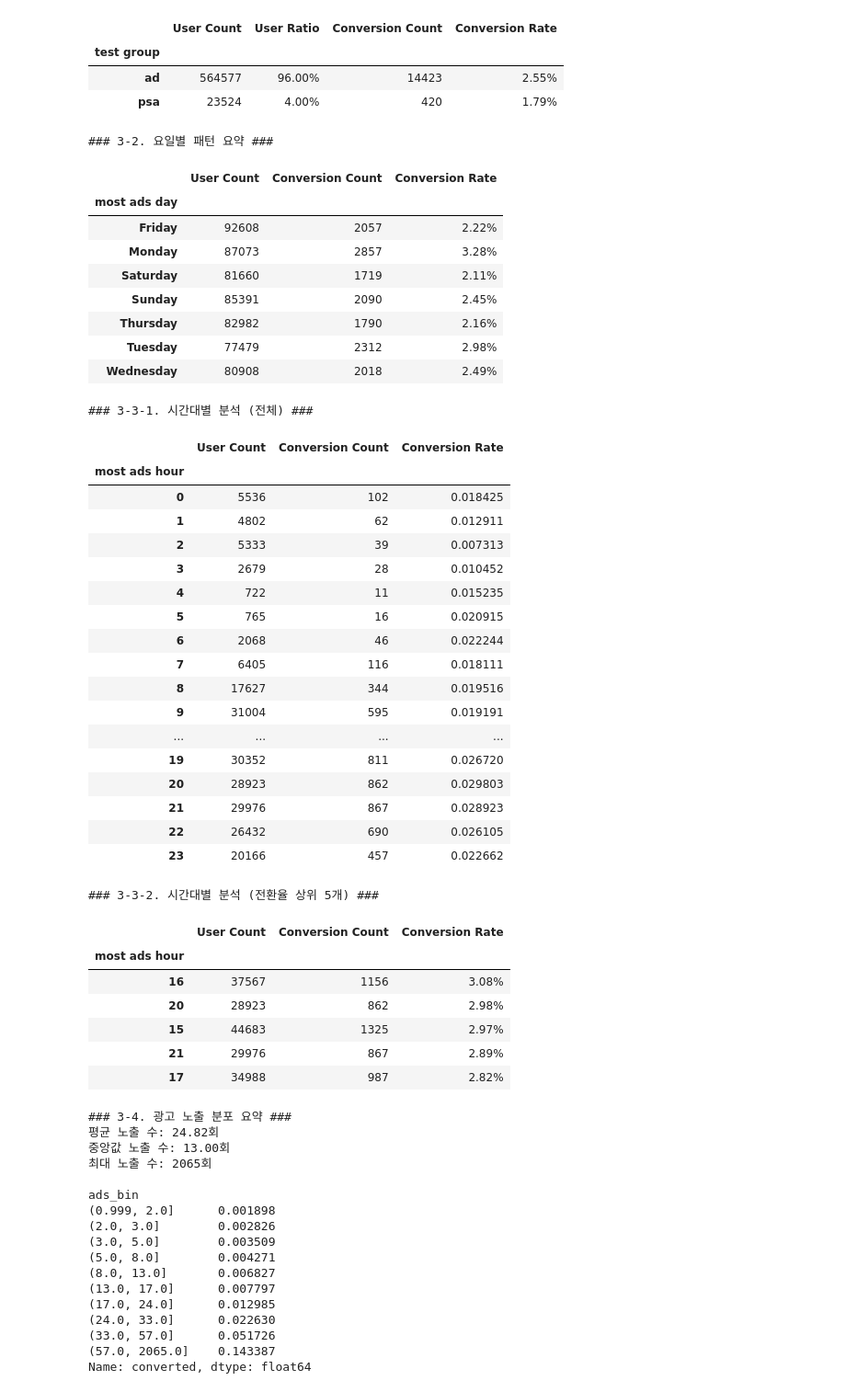
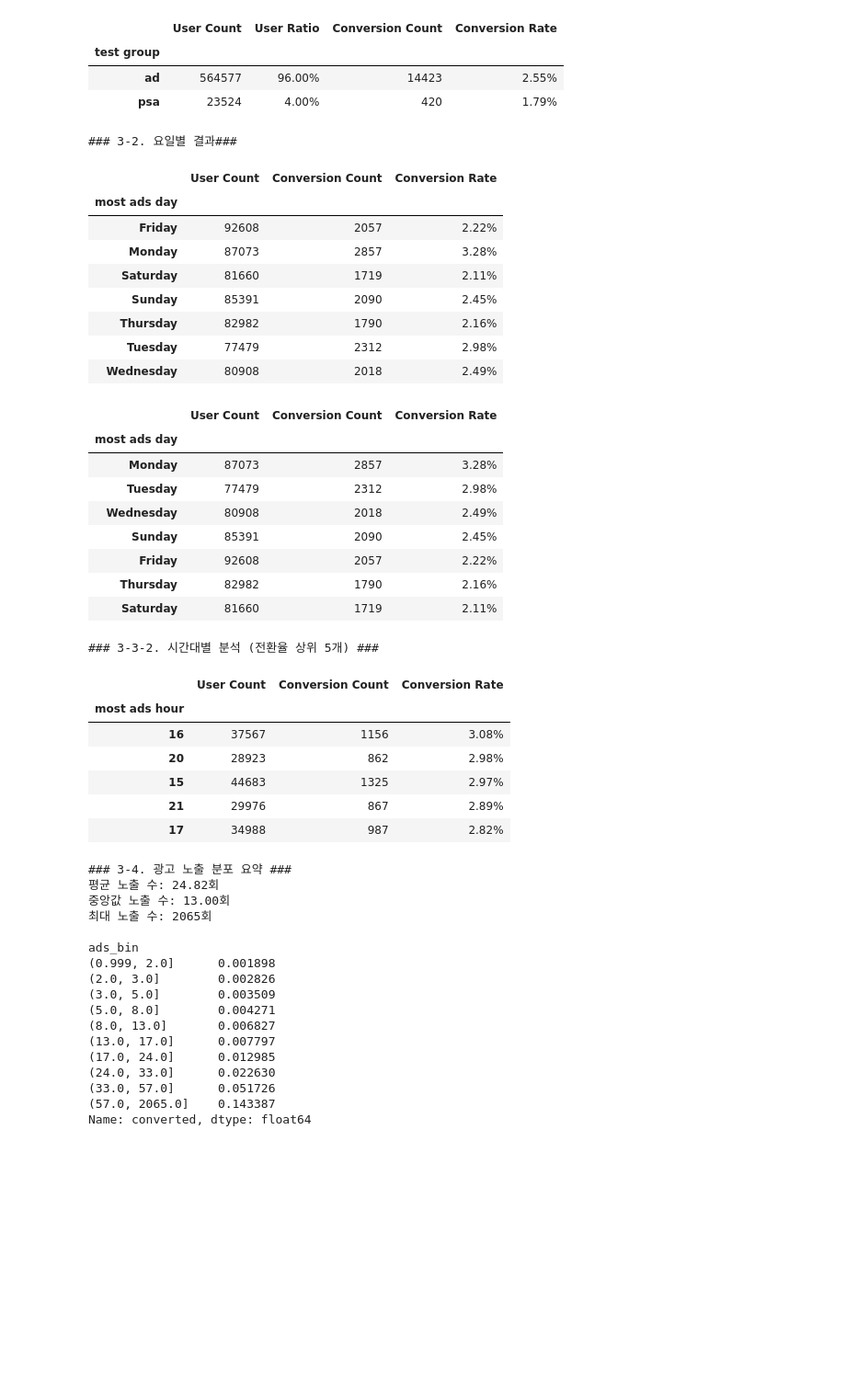
Before and after one commit to jsoook-dt/python-colab-analysis-study, a Jupyter notebook: project02_sook_analysis.ipynb, the cells around one changed output. Shown at 92% size. Saved outputs shown, nothing was run; the diff lists cells and outputs as text; code cells hidden in the pictures; blank space fills up the shorter version.

```diff
--- a/project02_sook_analysis.ipynb
+++ b/project02_sook_analysis.ipynb
@@ -108,13 +108,11 @@ display(result_df.style.format({
 | ad | 564577 | 96.00% | 14423 | 2.55% |
 | psa | 23524 | 4.00% | 420 | 1.79% |
 # %%
-# 3-2. 요일별 패턴 (사용자 수, 전환 수, 전환율)
+# 3-2. 요일별(사용자 수, 전환 수, 전환율)
 ## 요일별 사용자 수
 day_user_count = df.groupby('most ads day')['converted'].count()
-
 ## 요일별 전환 수
 day_conversion_count = df.groupby('most ads day')['converted'].sum()
-
 ## 요일별 전환비율
 day_conversion_rate = day_conversion_count / day_user_count
 
@@ -125,12 +123,12 @@ result_df = pd.DataFrame({
     'Conversion Rate': day_conversion_rate
 })
 
-print("\n### 3-2. 요일별 패턴 요약 ###")
+print("\n### 3-2. 요일별 결과###")
 display(result_df.style.format({
     'Conversion Rate': '{:.2%}'
 }))
 # %% [output]
-### 3-2. 요일별 패턴 요약 ###
+### 3-2. 요일별 결과###
 |  | User Count | Conversion Count | Conversion Rate |
 | most ads day |  |  |  |
 | Friday | 92608 | 2057 | 2.22% |
@@ -140,15 +138,27 @@ display(result_df.style.format({
 | Thursday | 82982 | 1790 | 2.16% |
 | Tuesday | 77479 | 2312 | 2.98% |
 | Wednesday | 80908 | 2018 | 2.49% |
+# %%
+# 전환율 높은 순으로
+day_stats = df.groupby('most ads day')['converted'].agg(['count', 'sum', 'mean'])
+day_stats.columns = ['User Count', 'Conversion Count', 'Conversion Rate']
+display(day_stats.sort_values(by='Conversion Rate', ascending=False).style.format({
+    'Conversion Rate': '{:.2%}'
+}))
+# %% [output]
+|  | User Count | Conversion Count | Conversion Rate |
+| most ads day |  |  |  |
+| Monday | 87073 | 2857 | 3.28% |
+| Tuesday | 77479 | 2312 | 2.98% |
+| Wednesday | 80908 | 2018 | 2.49% |
+| Sunday | 85391 | 2090 | 2.45% |
+| Friday | 92608 | 2057 | 2.22% |
+| Thursday | 82982 | 1790 | 2.16% |
+| Saturday | 81660 | 1719 | 2.11% |
 # %%
 # 3-3. 시간대별 패턴 (사용자 수, 전환 수, 전환율)
 hour_stats = df.groupby('most ads hour')['converted'].agg(['count', 'sum', 'mean'])
 hour_stats.columns = ['User Count', 'Conversion Count', 'Conversion Rate']
-
-## 결과 확인
-print("\n### 3-3-1. 시간대별 분석 (전체) ###")
-hour_stats = hour_stats.reindex(range(24))
-display(hour_stats)
 
 
 ## 결과 확인 (전환율 기준 내림차순 상위 5개)
@@ -157,33 +167,14 @@ display(hour_stats.sort_values(by='Conversion Rate', ascending=False).head(5).st
     'Conversion Rate': '{:.2%}'
 }))
 # %% [output]
-### 3-3-1. 시간대별 분석 (전체) ###
+### 3-3-2. 시간대별 분석 (전환율 상위 5개) ###
 |  | User Count | Conversion Count | Conversion Rate |
 | most ads hour |  |  |  |
-| 0 | 5536 | 102 | 0.018425 |
-| 1 | 4802 | 62 | 0.012911 |
-| 2 | 5333 | 39 | 0.007313 |
-| 3 | 2679 | 28 | 0.010452 |
-| 4 | 722 | 11 | 0.015235 |
-| 5 | 765 | 16 | 0.020915 |
-| 6 | 2068 | 46 | 0.022244 |
-| 7 | 6405 | 116 | 0.018111 |
-| 8 | 17627 | 344 | 0.019516 |
-| 9 | 31004 | 595 | 0.019191 |
-| ... | ... | ... | ... |
-| 19 | 30352 | 811 | 0.026720 |
-| 20 | 28923 | 862 | 0.029803 |
-| 21 | 29976 | 867 | 0.028923 |
-| 22 | 26432 | 690 | 0.026105 |
-| 23 | 20166 | 457 | 0.022662 |
+| 16 | 37567 | 1156 | 3.08% |
+| 20 | 28923 | 862 | 2.98% |
+| 15 | 44683 | 1325 | 2.97% |
+| 21 | 29976 | 867 | 2.89% |
+| 17 | 34988 | 987 | 2.82% |
-### 3-3-2. 시간대별 분석 (전환율 상위 5개) ###
-|  | User Count | Conversion Count | Conversion Rate |
-| most ads hour |  |  |  |
-| 16 | 37567 | 1156 | 3.08% |
-| 20 | 28923 | 862 | 2.98% |
-| 15 | 44683 | 1325 | 2.97% |
-| 21 | 29976 | 867 | 2.89% |
-| 17 | 34988 | 987 | 2.82% |
 # %%
 print("\n### 3-4. 광고 노출 분포 요약 ###")
 print(f"평균 노출 수: {ads_mean:.2f}회")
```
Also changed, not shown: parts of 2 cells of this notebook.
